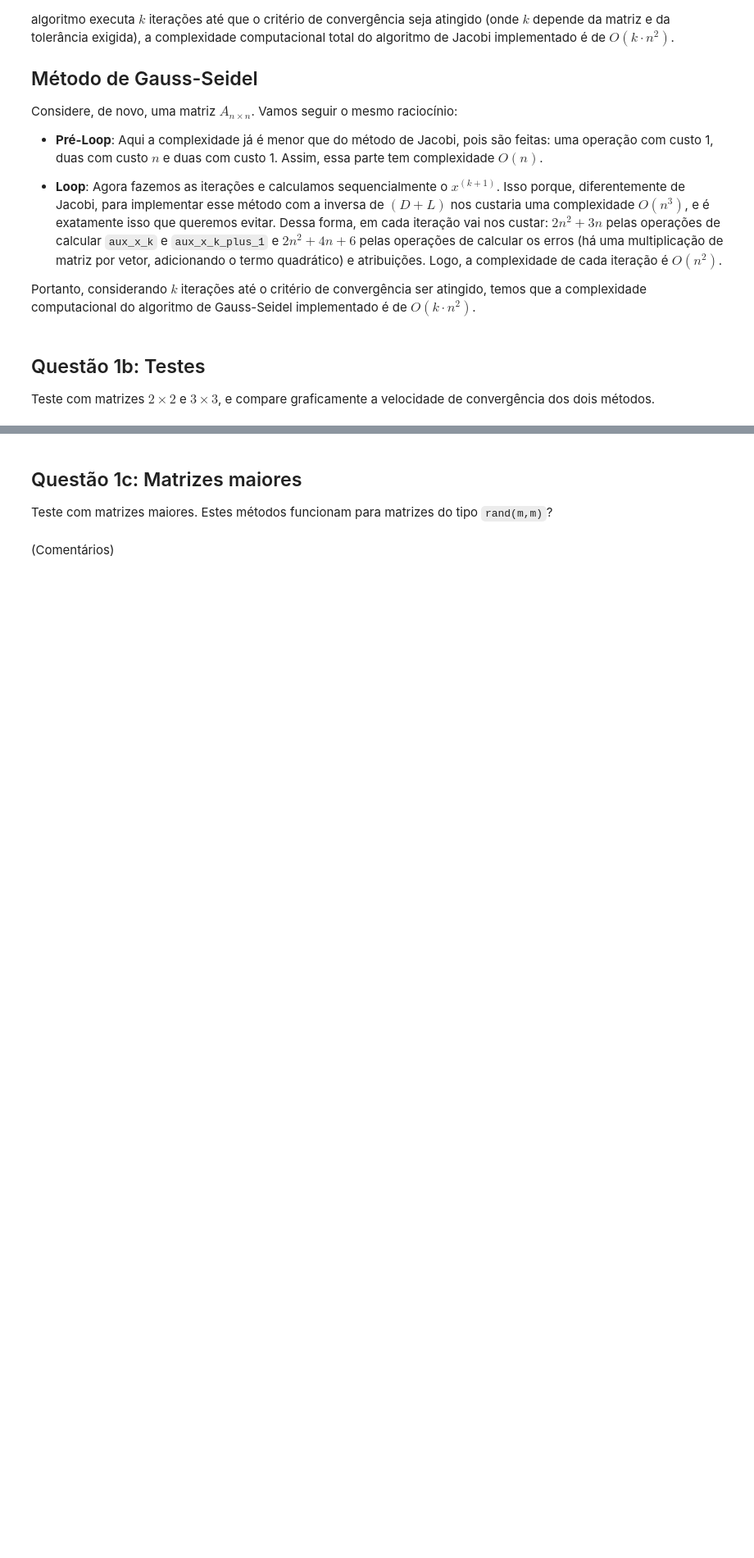
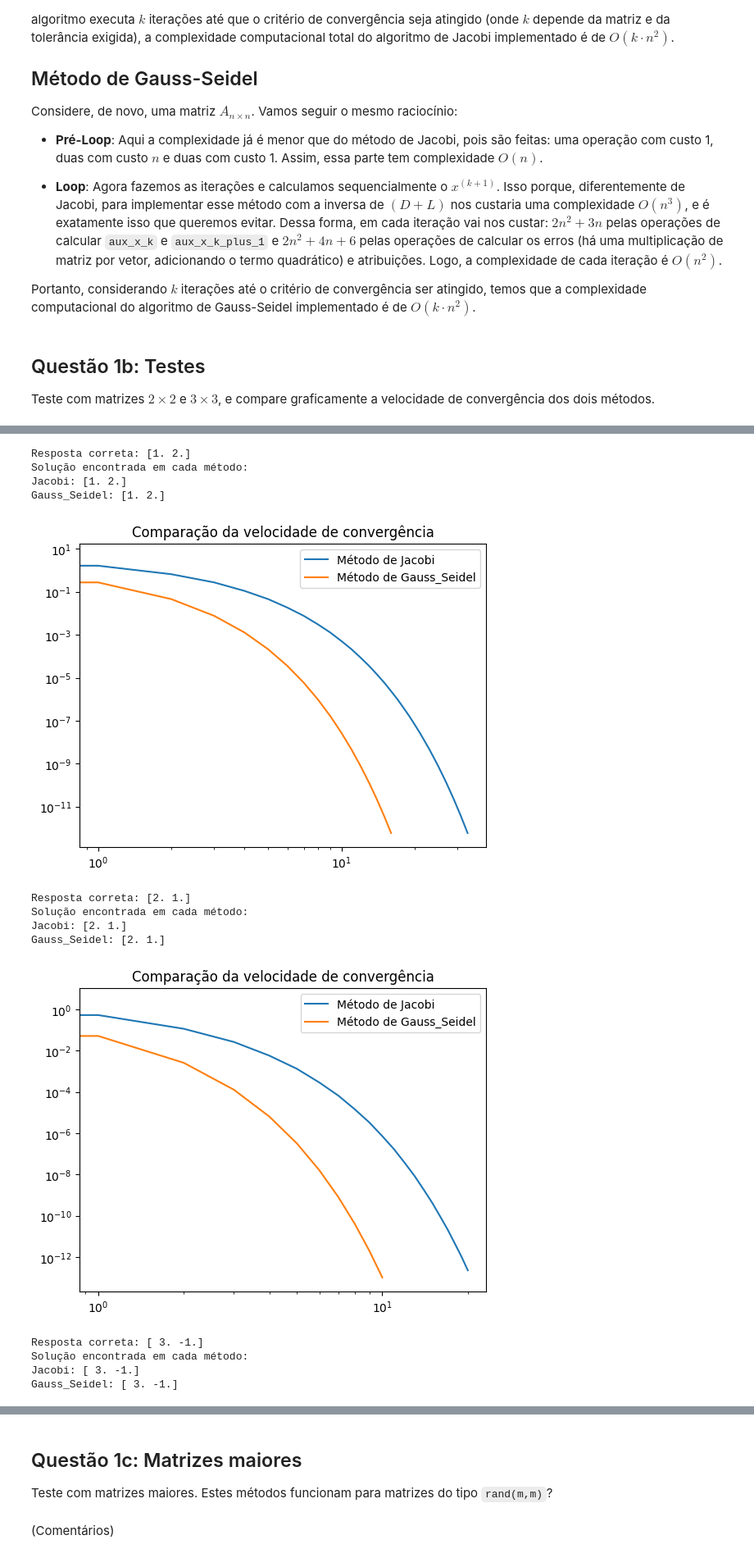
Before and after one commit to Jose-Pedro-Dresch/aln_pjt2_jacobi_gauss_seidel, a Jupyter notebook: Projeto2.ipynb, the cells around one changed output, grey strips where cells are left out. Shown at 82% size. Cells and saved outputs as stored; diff of their text form; code cells hidden in the pictures; blank space fills up the shorter version.

```diff
--- a/Projeto2.ipynb
+++ b/Projeto2.ipynb
@@ -15,8 +15,7 @@ Respeite as divisões em Markdown para facilitar a navegação no relatório.
 Implemente os métodos de Jacobi e Gauss-Seidel para resolver o sistema linear $Ax = b$.
 # %%
 # Código
-
-def jacobi(A, b, tol=10e-6, max_iter=1000):
+def jacobi(A, b, tol=1e-12, max_iter=1000):
     # Palpite inicial
     x_k = np.zeros(b.size)
 
@@ -53,7 +52,7 @@ def jacobi(A, b, tol=10e-6, max_iter=1000):
 #===============================================================
 #===============================================================
 
-def gauss_seidel(A, b, tol=10e-6, max_iter=1000):
+def gauss_seidel(A, b, tol=1e-12, max_iter=1000):
     b_size = b.size
 
     # Palpite inicial
@@ -112,4 +111,19 @@ Portanto, considerando $k$ iterações até o critério de convergência ser ati
 ## Questão 1b: Testes
 Teste com matrizes $2 \times 2$ e $3 \times 3$, e compare graficamente a velocidade de convergência dos dois métodos.
 # %%
-# Gerando matrizes com diagonal dominante para garantir a convergência dos métodos:
+# Função para comparar os métodos
+def comparar_metodos(A, b):
+    # Gerando matrizes com diagonal dominante para garantir a convergência dos métodos:
+    x_j, errors_j, residual_errors_j = jacobi(A, b)
+    x_gs, errors_gs, residual_errors_gs = gauss_seidel(A, b)
+    x_correto = np.linalg.solve(A, b)
+
+    # Printando e plotando as informações
+    print(f"Resposta correta: {x_correto}\nSolução encontrada em cada método:\nJacobi: {x_j}\nGauss_Seidel: {x_gs}")
+    plt.figure()
+    sns.lineplot(data=residual_errors_j, label="Método de Jacobi")
+    sns.lineplot(data=residual_errors_gs, label="Método de Gauss_Seidel")
+    plt.title("Comparação da velocidade de convergência")
+    plt.xscale("log")
+    plt.yscale("log")
+    plt.show()
@@ -117,0 +133,23 @@ Teste com matrizes $2 \times 2$ e $3 \times 3$, e compare graficamente a velocid
+# %%
+b_1, A_1 = np.array([6, 8]), np.array([[4,1],[2,3]])
+b_2, A_2 = np.array([9, 6]), np.array([[5,-1],[1,4]])
+b_3, A_3 = np.array([8, 1]), np.array([[3,1],[1,2]])
+
+comparar_metodos(A_1, b_1)
+comparar_metodos(A_2, b_2)
+comparar_metodos(A_3, b_3)
+# %% [output]
+Resposta correta: [1. 2.]
+Solução encontrada em cada método:
+Jacobi: [1. 2.]
+Gauss_Seidel: [1. 2.]
+[figure, added]
+Resposta correta: [2. 1.]
+Solução encontrada em cada método:
+Jacobi: [2. 1.]
+Gauss_Seidel: [2. 1.]
+[figure, added]
+Resposta correta: [ 3. -1.]
+Solução encontrada em cada método:
+Jacobi: [ 3. -1.]
+Gauss_Seidel: [ 3. -1.]
```
Also changed, not shown: parts of 6 cells of this notebook.
